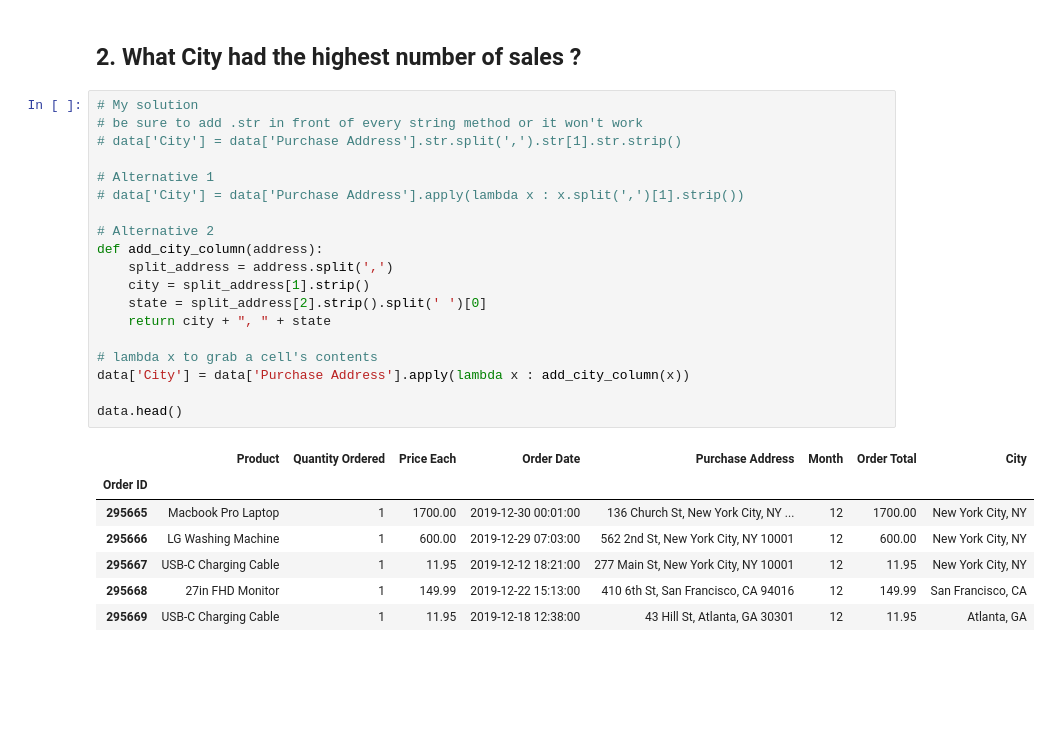
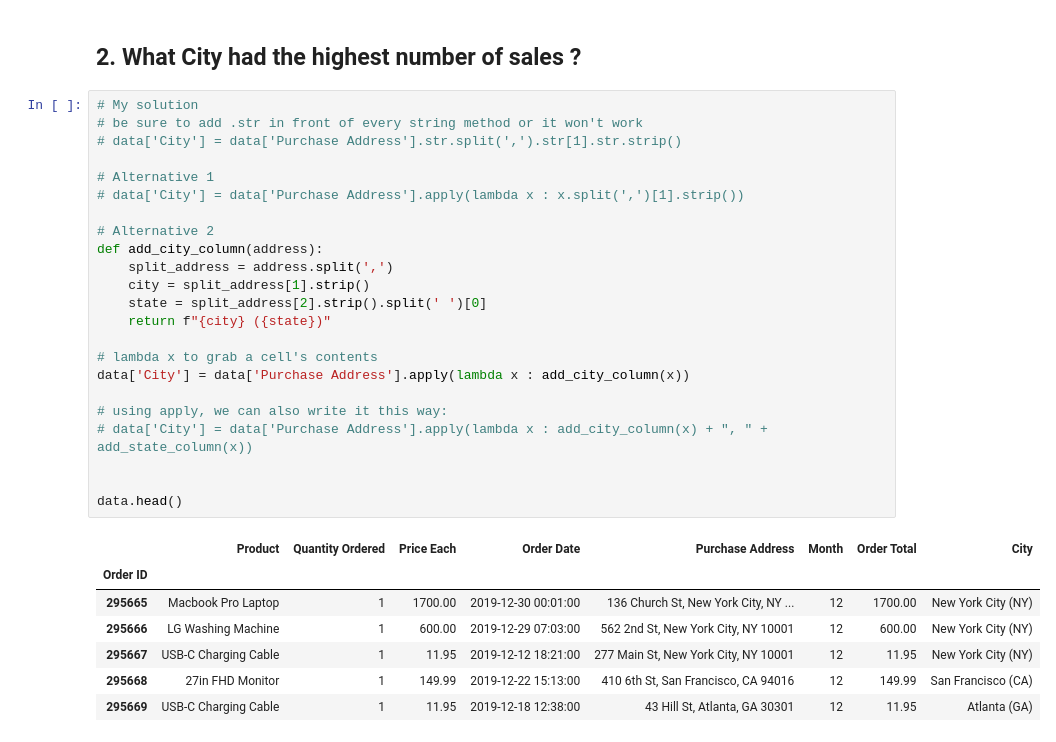
Before and after one commit to web-Nuo/Pandas-Data-Science-Tasks, a Jupyter notebook: my_version.ipynb, the cells around one changed output. Cells and saved outputs as stored; diff of their text form; blank space fills up the shorter version.

```diff
--- a/my_version.ipynb
+++ b/my_version.ipynb
@@ -187,30 +187,34 @@ The most popular hour for sales was 19:00.
 # %%
 # My solution
 # be sure to add .str in front of every string method or it won't work
 # data['City'] = data['Purchase Address'].str.split(',').str[1].str.strip()
 
 # Alternative 1
 # data['City'] = data['Purchase Address'].apply(lambda x : x.split(',')[1].strip())
 
 # Alternative 2
 def add_city_column(address):
     split_address = address.split(',')
     city = split_address[1].strip()
     state = split_address[2].strip().split(' ')[0]
-    return city + ", " + state
+    return f"{city} ({state})"
 
 # lambda x to grab a cell's contents
 data['City'] = data['Purchase Address'].apply(lambda x : add_city_column(x))
 
+# using apply, we can also write it this way:
+# data['City'] = data['Purchase Address'].apply(lambda x : add_city_column(x) + ", " + add_state_column(x))
+
+
 data.head()
 # %% [output]
 |  | Product | Quantity Ordered | Price Each | Order Date | Purchase Address | Month | Order Total | City |
 | Order ID |  |  |  |  |  |  |  |  |
-| 295665 | Macbook Pro Laptop | 1 | 1700.00 | 2019-12-30 00:01:00 | 136 Church St, New York City, NY ... | 12 | 1700.00 | New York City, NY |
-| 295666 | LG Washing Machine | 1 | 600.00 | 2019-12-29 07:03:00 | 562 2nd St, New York City, NY 10001 | 12 | 600.00 | New York City, NY |
-| 295667 | USB-C Charging Cable | 1 | 11.95 | 2019-12-12 18:21:00 | 277 Main St, New York City, NY 10001 | 12 | 11.95 | New York City, NY |
-| 295668 | 27in FHD Monitor | 1 | 149.99 | 2019-12-22 15:13:00 | 410 6th St, San Francisco, CA 94016 | 12 | 149.99 | San Francisco, CA |
-| 295669 | USB-C Charging Cable | 1 | 11.95 | 2019-12-18 12:38:00 | 43 Hill St, Atlanta, GA 30301 | 12 | 11.95 | Atlanta, GA |
+| 295665 | Macbook Pro Laptop | 1 | 1700.00 | 2019-12-30 00:01:00 | 136 Church St, New York City, NY ... | 12 | 1700.00 | New York City (NY) |
+| 295666 | LG Washing Machine | 1 | 600.00 | 2019-12-29 07:03:00 | 562 2nd St, New York City, NY 10001 | 12 | 600.00 | New York City (NY) |
+| 295667 | USB-C Charging Cable | 1 | 11.95 | 2019-12-12 18:21:00 | 277 Main St, New York City, NY 10001 | 12 | 11.95 | New York City (NY) |
+| 295668 | 27in FHD Monitor | 1 | 149.99 | 2019-12-22 15:13:00 | 410 6th St, San Francisco, CA 94016 | 12 | 149.99 | San Francisco (CA) |
+| 295669 | USB-C Charging Cable | 1 | 11.95 | 2019-12-18 12:38:00 | 43 Hill St, Atlanta, GA 30301 | 12 | 11.95 | Atlanta (GA) |
 # %%
 sales_by_city = data.groupby(['City']).sum(numeric_only=True)
 
```
Also changed, not shown: parts of 3 cells of this notebook.
